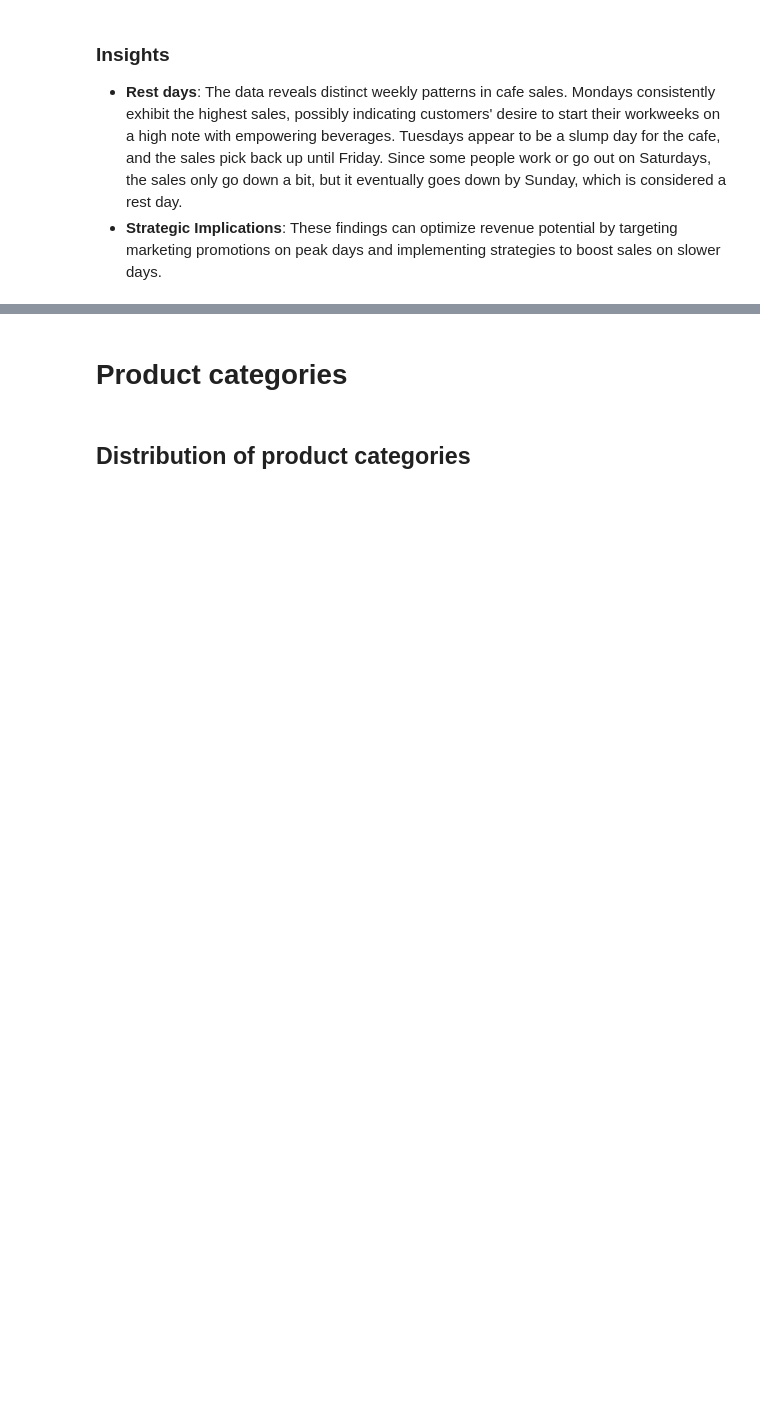
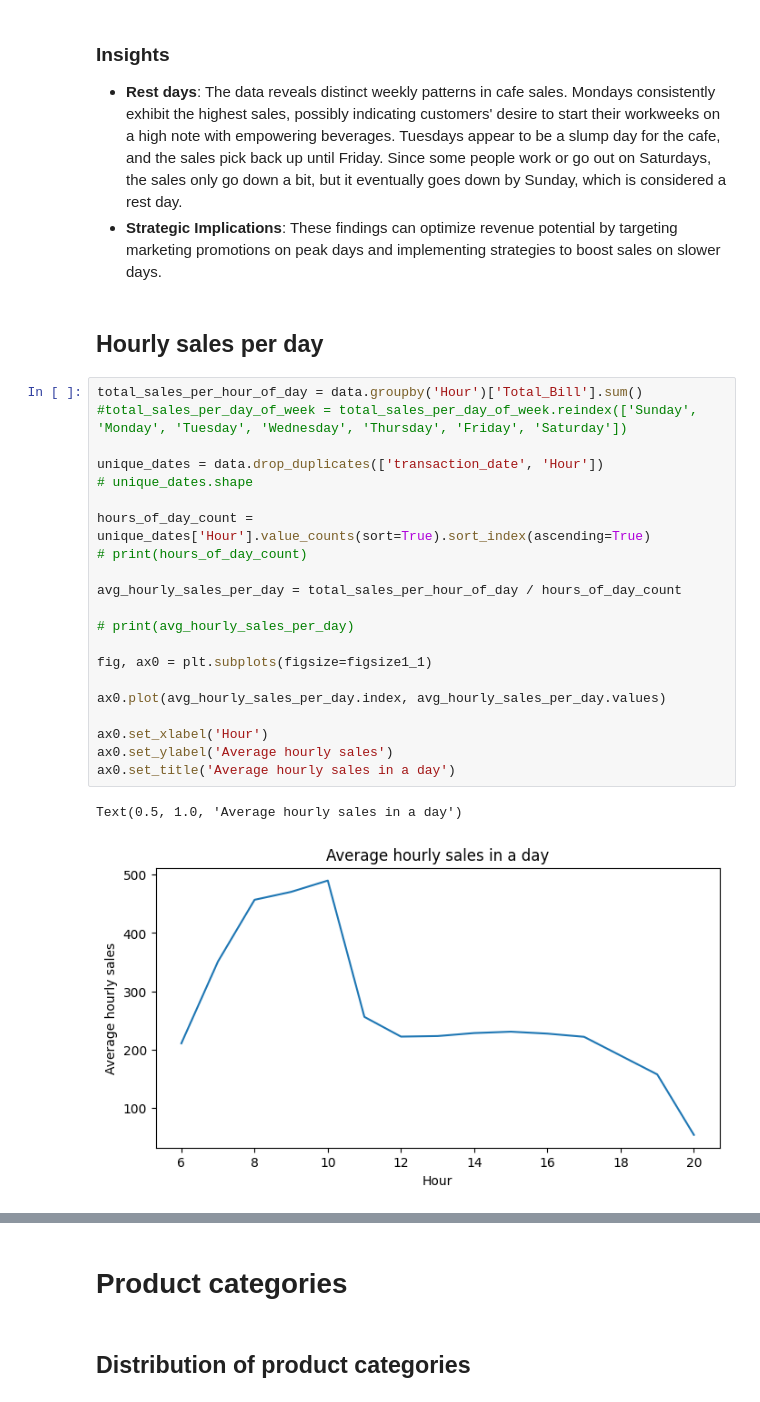
Before and after one commit to mlcuadra1/Coffee-Shop-EDA, a Jupyter notebook: notebooks/eda.ipynb, the cells around one changed output, grey strips where cells are left out. Drawn from its saved outputs; the diff is of its cells as text; blank space fills up the shorter version.

Commit message:
Add hourly insights

```diff
--- a/notebooks/eda.ipynb
+++ b/notebooks/eda.ipynb
@@ -191,3 +191,29 @@ Text(0.5, 1.0, 'Average daily sales over different days of the week')
 ### Insights
 - **Rest days**: The data reveals distinct weekly patterns in cafe sales. Mondays consistently exhibit the highest sales, possibly indicating customers' desire to start their workweeks on a high note with empowering beverages. Tuesdays appear to be a slump day for the cafe, and the sales pick back up until Friday. Since some people work or go out on Saturdays, the sales only go down a bit, but it eventually goes down by Sunday, which is considered a rest day.
 - **Strategic Implications**: These findings can optimize revenue potential by targeting marketing promotions on peak days and implementing strategies to boost sales on slower days.
+# %% [markdown]
+## Hourly sales per day
+# %%
+total_sales_per_hour_of_day = data.groupby('Hour')['Total_Bill'].sum()
+#total_sales_per_day_of_week = total_sales_per_day_of_week.reindex(['Sunday', 'Monday', 'Tuesday', 'Wednesday', 'Thursday', 'Friday', 'Saturday'])
+
+unique_dates = data.drop_duplicates(['transaction_date', 'Hour'])
+# unique_dates.shape
+
+hours_of_day_count = unique_dates['Hour'].value_counts(sort=True).sort_index(ascending=True)
+# print(hours_of_day_count)
+
+avg_hourly_sales_per_day = total_sales_per_hour_of_day / hours_of_day_count
+
+# print(avg_hourly_sales_per_day)
+
+fig, ax0 = plt.subplots(figsize=figsize1_1)
+
+ax0.plot(avg_hourly_sales_per_day.index, avg_hourly_sales_per_day.values)
+
+ax0.set_xlabel('Hour')
+ax0.set_ylabel('Average hourly sales')
+ax0.set_title('Average hourly sales in a day')
+# %% [output]
+Text(0.5, 1.0, 'Average hourly sales in a day')
+[figure, added]
```
Also changed, not shown: parts of 3 cells of this notebook.
